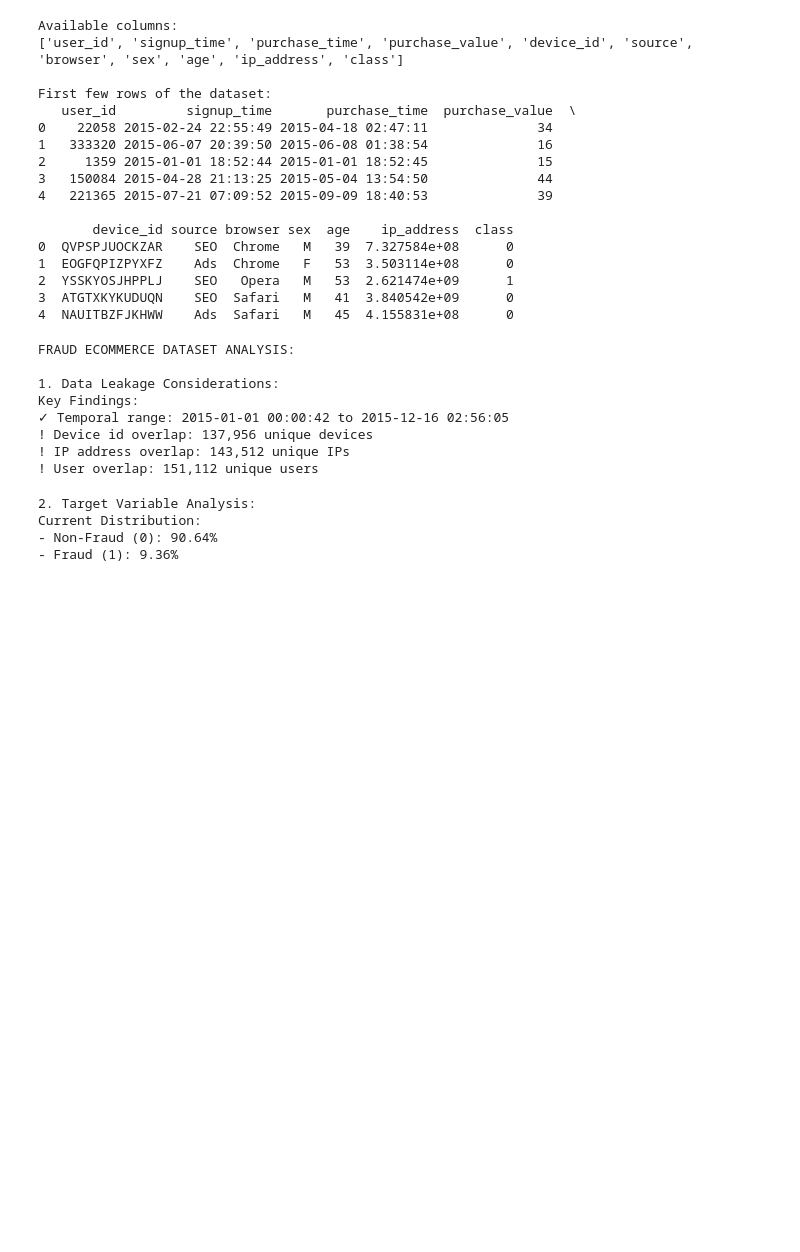
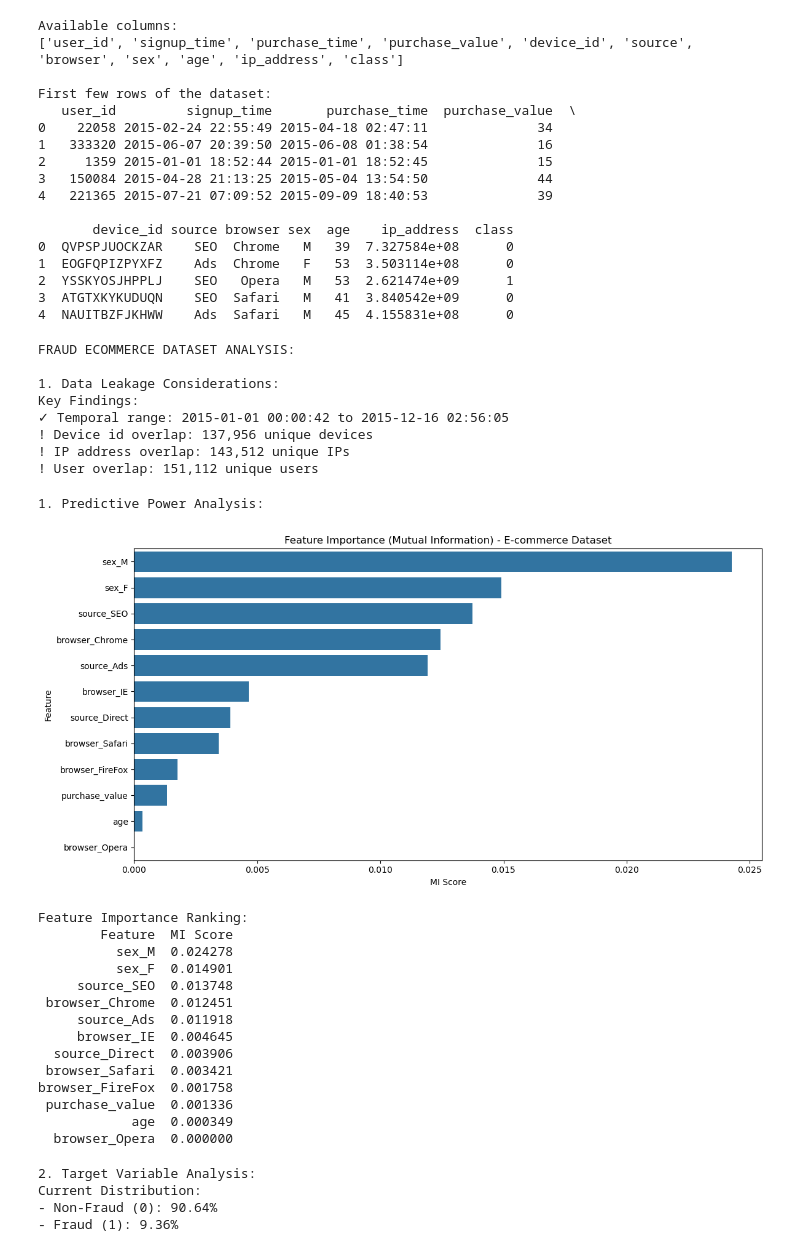
Before and after one commit to RaghuRamSatt/FraudFusion, a Jupyter notebook: Data_Understanding_FraudECommerce.ipynb, the cells around one changed output. Cells and saved outputs as stored; diff of their text form; code cells hidden in the pictures; blank space fills up the shorter version.

```diff
--- a/Data_Understanding_FraudECommerce.ipynb
+++ b/Data_Understanding_FraudECommerce.ipynb
@@ -55,6 +55,59 @@ Key Findings:
 ! Device id overlap: 137,956 unique devices
 ! IP address overlap: 143,512 unique IPs
 ! User overlap: 151,112 unique users
+# %%
+# Predictive Power Analysis for E-commerce Dataset
+print("\n1. Predictive Power Analysis:")
+
+# Calculate mutual information scores
+from sklearn.feature_selection import mutual_info_classif
+
+# Prepare numerical features
+numerical_features = ['purchase_value', 'age']
+X_num = data_df[numerical_features]
+
+# Handle categorical features
+categorical_features = ['source', 'browser', 'sex']
+X_cat = pd.get_dummies(data_df[categorical_features])
+
+# Combine features
+X = pd.concat([X_num, X_cat], axis=1)
+y = data_df['class']
+
+# Calculate MI scores
+mi_scores = mutual_info_classif(X, y)
+mi_df = pd.DataFrame({
+    'Feature': X.columns,
+    'MI Score': mi_scores
+})
+mi_df = mi_df.sort_values('MI Score', ascending=False)
+
+# Visualization
+plt.figure(figsize=(12, 6))
+sns.barplot(data=mi_df, x='MI Score', y='Feature')
+plt.title('Feature Importance (Mutual Information) - E-commerce Dataset')
+plt.tight_layout()
+plt.show()
+
+print("\nFeature Importance Ranking:")
+print(mi_df.to_string(index=False))
+# %% [output]
+1. Predictive Power Analysis:
+[figure, added]
+Feature Importance Ranking:
+        Feature  MI Score
+          sex_M  0.024278
+          sex_F  0.014901
+     source_SEO  0.013748
+ browser_Chrome  0.012451
+     source_Ads  0.011918
+     browser_IE  0.004645
+  source_Direct  0.003906
+ browser_Safari  0.003421
+browser_FireFox  0.001758
+ purchase_value  0.001336
+            age  0.000349
+  browser_Opera  0.000000
 # %%
 # 2. Target Variable Analysis
 fraud_dist = data_df['class'].value_counts(normalize=True)
```
Also changed, not shown: parts of 1 cell of this notebook, 8 other files.
